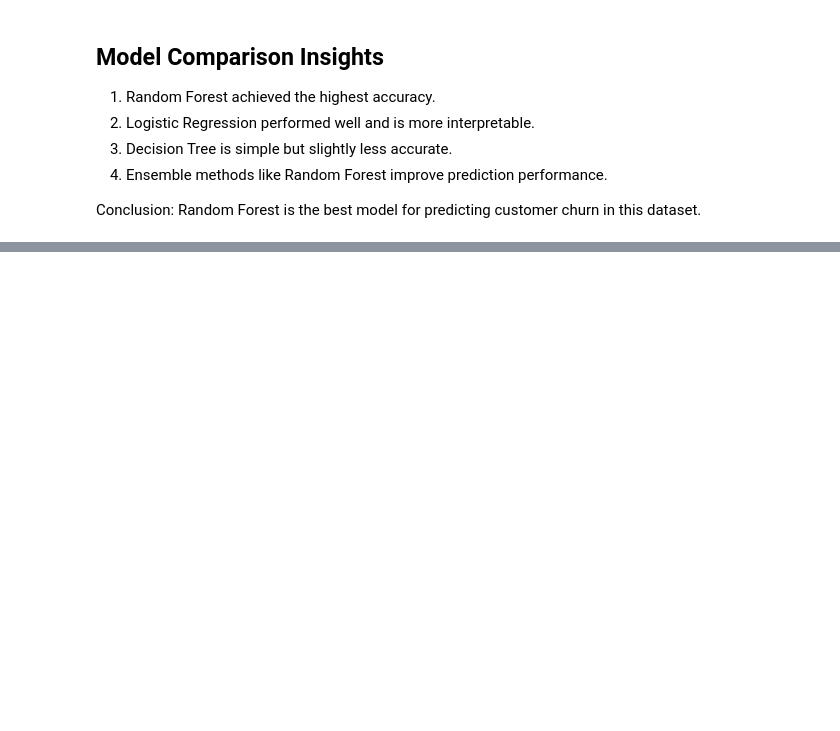
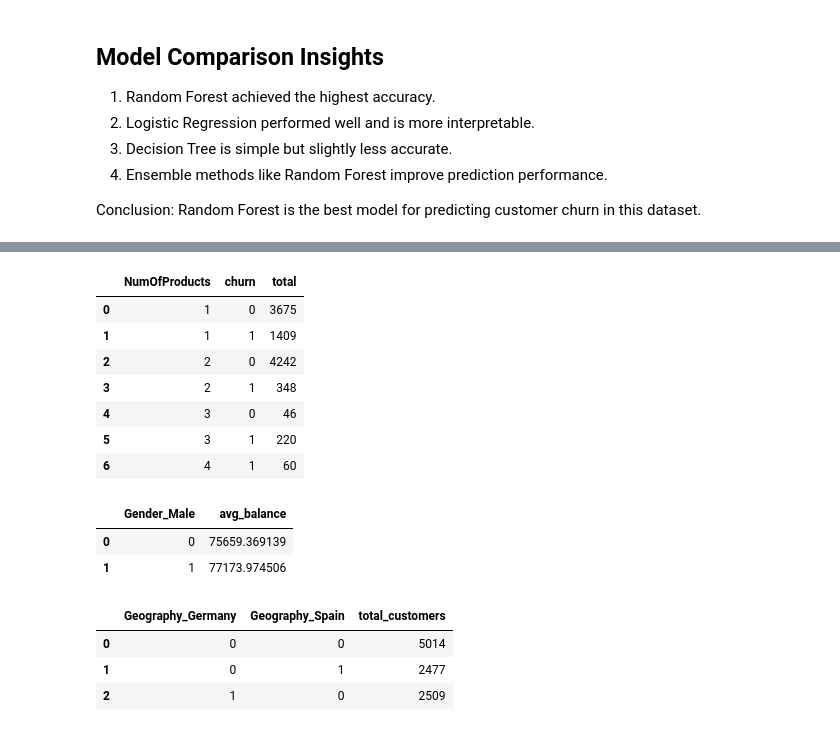
Before and after one commit to Yaswanth-23/customer-churn-prediction, a Jupyter notebook: notebooks/churn_analysis.ipynb, the cells around one changed output, grey strips where cells are left out. Saved outputs shown, nothing was run; the diff lists cells and outputs as text; code cells hidden in the pictures; blank space fills up the shorter version.

```diff
--- a/notebooks/churn_analysis.ipynb
+++ b/notebooks/churn_analysis.ipynb
@@ -161,0 +191,41 @@ Random Forest is the best model for predicting customer churn in this dataset.
+# %%
+query = """
+SELECT NumOfProducts, churn, COUNT(*) AS total
+FROM data
+GROUP BY NumOfProducts, churn
+"""
+
+sqldf(query)
+# %% [output]
+|  | NumOfProducts | churn | total |
+| 0 | 1 | 0 | 3675 |
+| 1 | 1 | 1 | 1409 |
+| 2 | 2 | 0 | 4242 |
+| 3 | 2 | 1 | 348 |
+| 4 | 3 | 0 | 46 |
+| 5 | 3 | 1 | 220 |
+| 6 | 4 | 1 | 60 |
+# %%
+query = """
+SELECT Gender_Male, AVG(Balance) AS avg_balance
+FROM data
+GROUP BY Gender_Male
+"""
+
+sqldf(query)
+# %% [output]
+|  | Gender_Male | avg_balance |
+| 0 | 0 | 75659.369139 |
+| 1 | 1 | 77173.974506 |
+# %%
+query = """
+SELECT Geography_Germany, Geography_Spain, COUNT(*) AS total_customers
+FROM data
+GROUP BY Geography_Germany, Geography_Spain
+"""
+sqldf(query)
+# %% [output]
+|  | Geography_Germany | Geography_Spain | total_customers |
+| 0 | 0 | 0 | 5014 |
+| 1 | 0 | 1 | 2477 |
+| 2 | 1 | 0 | 2509 |
```
Also changed, not shown: parts of 3 cells of this notebook, 2 other files.
